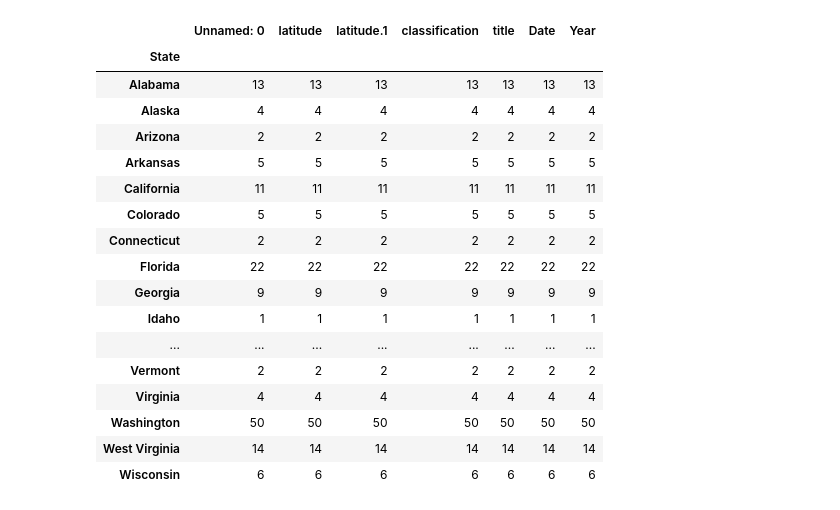
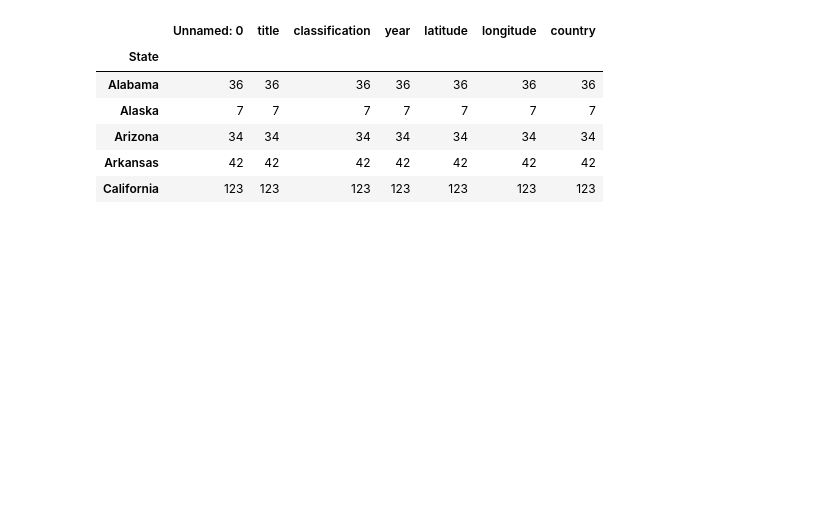
Before and after one commit to nvandriss/Where-Will-Big-Foot-Appear-Next, a Jupyter notebook: BigFoot Stats.ipynb, the cells around one changed output. Saved outputs shown, nothing was run; the diff lists cells and outputs as text; code cells hidden in the pictures; blank space fills up the shorter version.

```diff
--- a/BigFoot Stats.ipynb
+++ b/BigFoot Stats.ipynb
@@ -53,6 +210,8 @@ sightings_df
+# %%
+sightings_df['State']=sightings_df['State'].map(abbrev_to_us_state)
 # %%
 #sort sightings by year
-sightings_df1 = sightings_df.sort_values(by="Year")
+sightings_df1 = sightings_df.sort_values(by="year")
 
 sightings_df1.head()
 # %% [output]
@@ -65,5 +224,5 @@ sightings_df1.head()
 # %%
 #drop the sightings from before 2001
-sightings_df2 = sightings_df1[sightings_df1['Year']>2000]
+sightings_df2 = sightings_df1[sightings_df1['year']>2000]
 sightings_df2
 # %% [output]
@@ -83,5 +242,5 @@ sightings_df2
 # %%
 #create a dataframe for 2001 to 2010
-sightings_00s = sightings_df2[sightings_df['Year']<2011]
+sightings_00s = sightings_df2[sightings_df['year']<2011]
 sightings_00s
 # %% [output]
@@ -101,23 +260,13 @@ sightings_00s
 # %%
 #get the count for 2001-2010 by state
 sightings_00s_state = sightings_00s.groupby('State').count()
-sightings_00s_state
+
+sightings_00s_state.head()
 # %% [output]
-|  | Unnamed: 0 | latitude | latitude.1 | classification | title | Date | Year |
+|  | Unnamed: 0 | title | classification | year | latitude | longitude | country |
 | State |  |  |  |  |  |  |  |
-| Alabama | 13 | 13 | 13 | 13 | 13 | 13 | 13 |
-| Alaska | 4 | 4 | 4 | 4 | 4 | 4 | 4 |
-| Arizona | 2 | 2 | 2 | 2 | 2 | 2 | 2 |
-| Arkansas | 5 | 5 | 5 | 5 | 5 | 5 | 5 |
-| California | 11 | 11 | 11 | 11 | 11 | 11 | 11 |
-| Colorado | 5 | 5 | 5 | 5 | 5 | 5 | 5 |
-| Connecticut | 2 | 2 | 2 | 2 | 2 | 2 | 2 |
-| Florida | 22 | 22 | 22 | 22 | 22 | 22 | 22 |
-| Georgia | 9 | 9 | 9 | 9 | 9 | 9 | 9 |
-| Idaho | 1 | 1 | 1 | 1 | 1 | 1 | 1 |
-| ... | ... | ... | ... | ... | ... | ... | ... |
-| Vermont | 2 | 2 | 2 | 2 | 2 | 2 | 2 |
-| Virginia | 4 | 4 | 4 | 4 | 4 | 4 | 4 |
-| Washington | 50 | 50 | 50 | 50 | 50 | 50 | 50 |
-| West Virginia | 14 | 14 | 14 | 14 | 14 | 14 | 14 |
-| Wisconsin | 6 | 6 | 6 | 6 | 6 | 6 | 6 |
+| Alabama | 36 | 36 | 36 | 36 | 36 | 36 | 36 |
+| Alaska | 7 | 7 | 7 | 7 | 7 | 7 | 7 |
+| Arizona | 34 | 34 | 34 | 34 | 34 | 34 | 34 |
+| Arkansas | 42 | 42 | 42 | 42 | 42 | 42 | 42 |
+| California | 123 | 123 | 123 | 123 | 123 | 123 | 123 |
```
Also changed, not shown: parts of 28 cells of this notebook.
